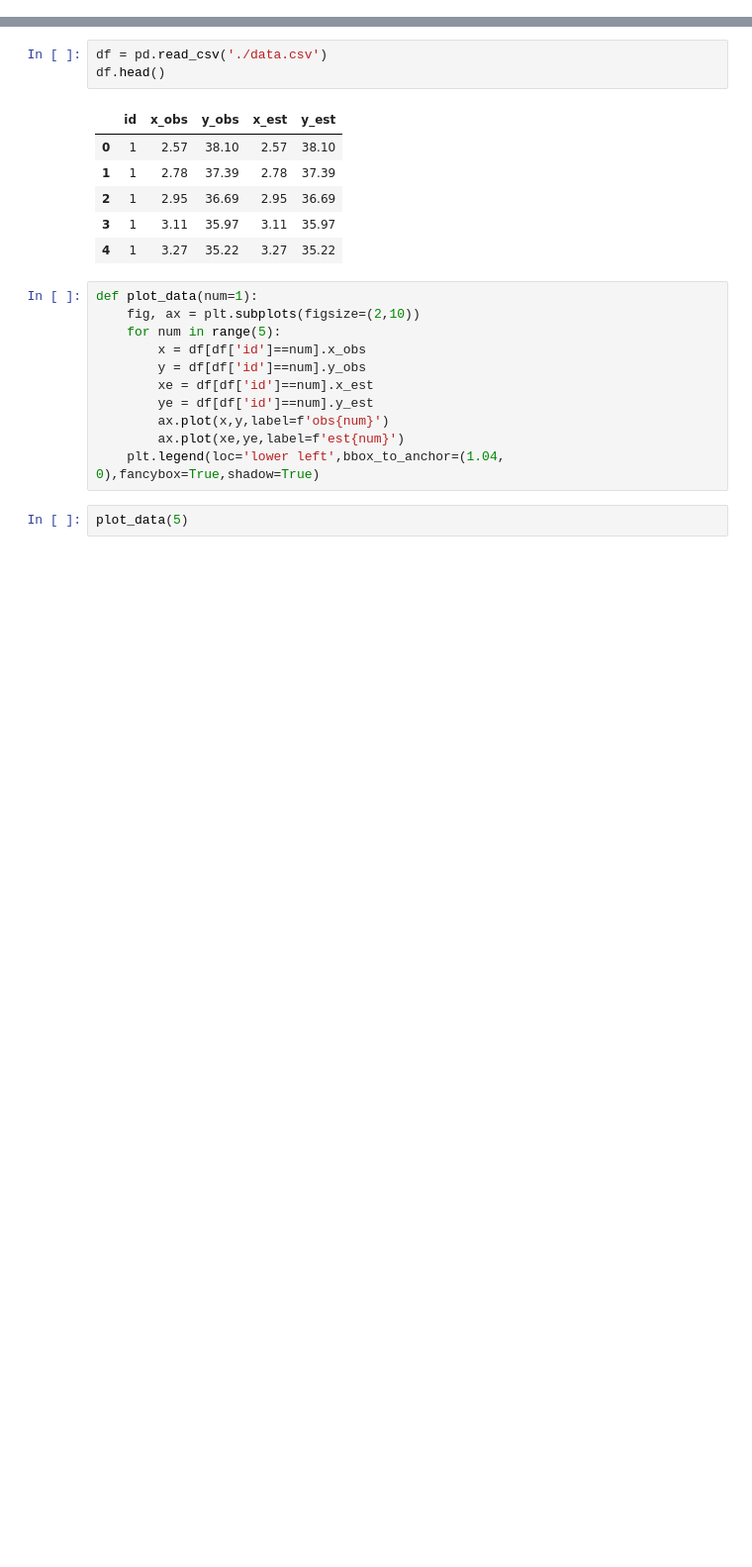
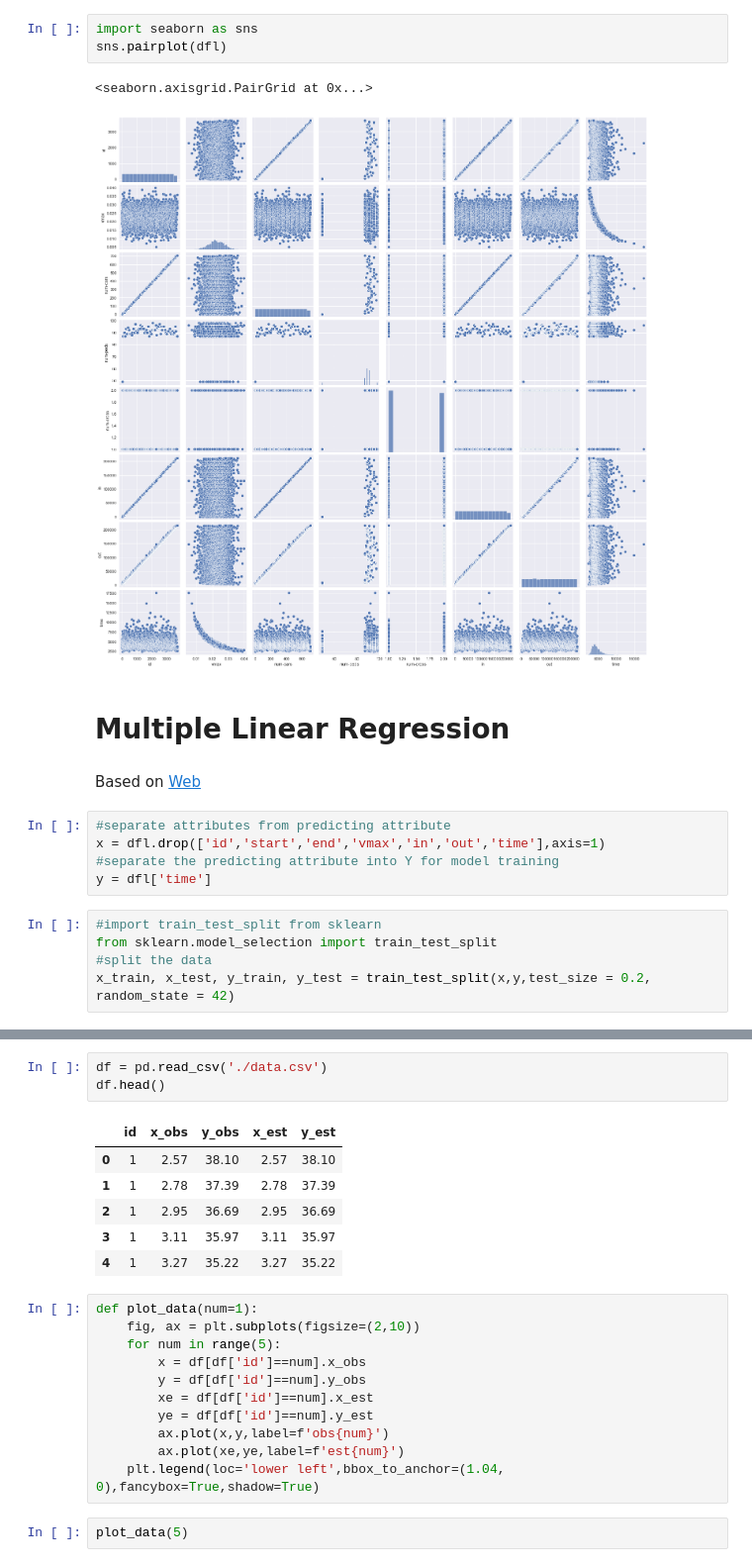
Before and after one commit to erick2307/multimodal-evac, a Jupyter notebook: python/analysis.ipynb, the cells around one changed output, grey strips where cells are left out. Shown at 99% size. Drawn from its saved outputs; the diff is of its cells as text; blank space fills up the shorter version.

```diff
--- a/python/analysis.ipynb
+++ b/python/analysis.ipynb
@@ -14,0 +45,20 @@ plt.plot(dflp["time"],dflp["vmax"],'o')
+# %%
+import seaborn as sns
+sns.pairplot(dfl)
+# %% [output]
+<seaborn.axisgrid.PairGrid at 0x...>
+[figure, added]
+# %% [markdown]
+# Multiple Linear Regression
+# %% [markdown]
+Based on [Web](https://www.analyticsvidhya.com/blog/2021/05/multiple-linear-regression-using-python-and-scikit-learn/)
+# %%
+#separate attributes from predicting attribute
+x = dfl.drop(['id','start','end','vmax','in','out','time'],axis=1)
+#separate the predicting attribute into Y for model training
+y = dfl['time']
+# %%
+#import train_test_split from sklearn
+from sklearn.model_selection import train_test_split
+#split the data
+x_train, x_test, y_train, y_test = train_test_split(x,y,test_size = 0.2, random_state = 42)
```
Also changed, not shown: parts of 23 cells of this notebook, 6 other files.
